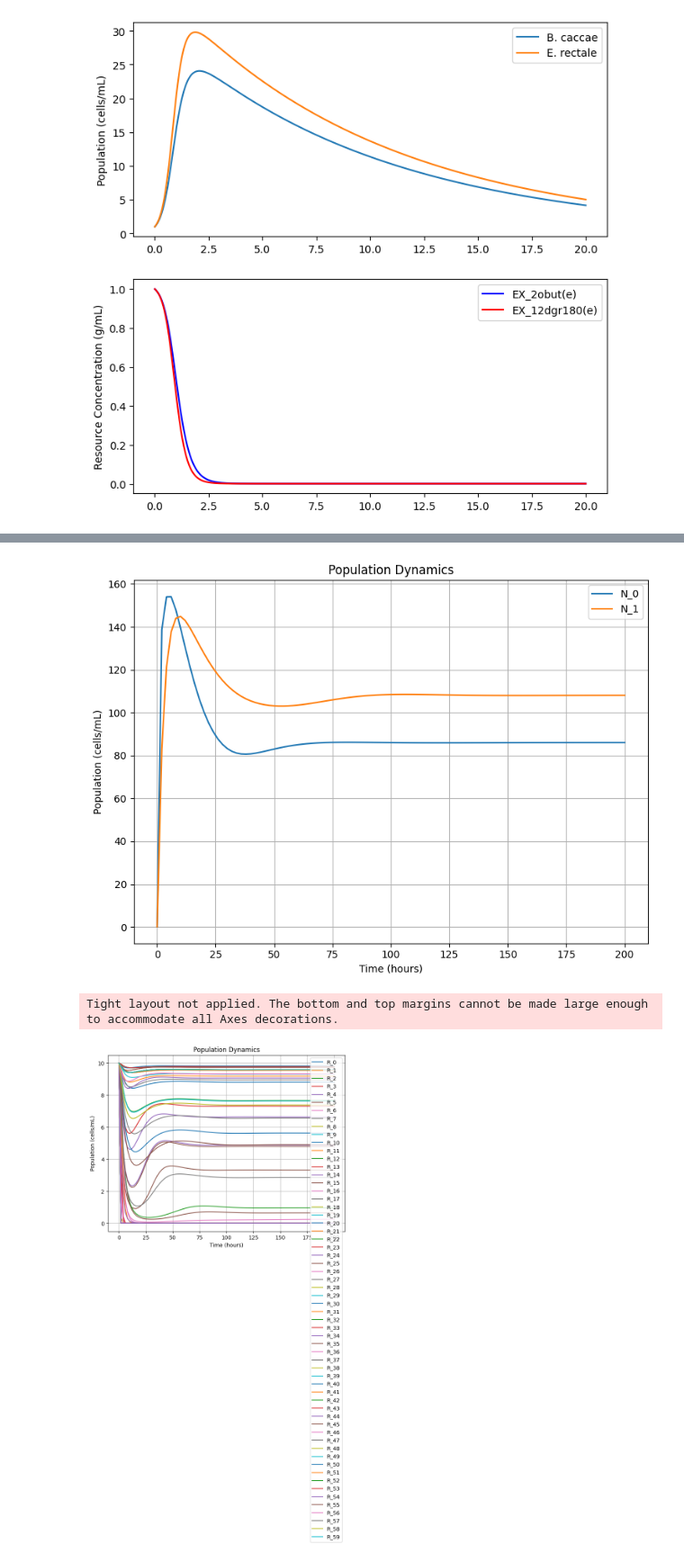
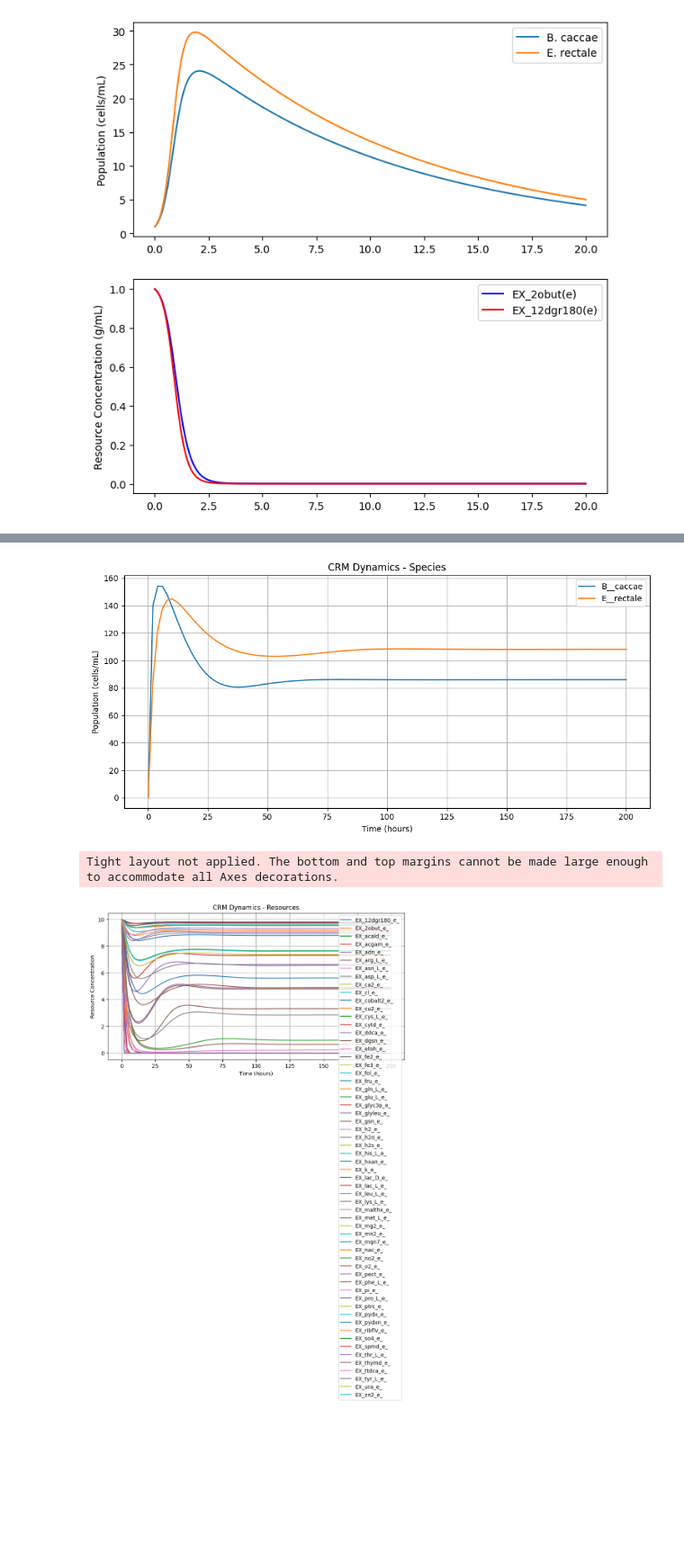
Before and after one commit to vivarium-collective/CRM, a Jupyter notebook: Notebooks/Explore_basico_pipeline.ipynb, the cells around one changed output, grey strips where cells are left out. Shown at 90% size. Drawn from its saved outputs; the diff is of its cells as text; code cells hidden in the pictures; blank space fills up the shorter version.

```diff
--- a/Notebooks/Explore_basico_pipeline.ipynb
+++ b/Notebooks/Explore_basico_pipeline.ipynb
@@ -177,14 +39,13 @@ Simulating the classical MacArthur CRM with logistic resource growth...
 # %%
-num_species = len(species)
-num_resources = len(resources)
-initial_N = [0.1] * num_species
-initial_R = [10.0] * num_resources
+params, resource_ids, species_names = generate_crm_parameters_from_sbml(gut_normal)
+initial_N = [0.2] * len(species_names)
+initial_R = [10.0] * len(resource_ids)
 
 ant_str = generate_antimony_crm_multi(
-    num_species=num_species,
-    num_resources=num_resources,
+    species_names=species_names,
+    resource_names=resource_ids,
     params=params,
     initial_N=initial_N,
     initial_R=initial_R,
-    resource_mode='logistic'  # or 'external' or 'tilman'
+    resource_mode='logistic'
 )
@@ -198,13 +52,9 @@ r.plot()
-# %%
-# Generate sbml and run it in basico
-result_default = run_basico_simulation_from_antimony(ant_str, duration=200)
-
-# Plot all populations
-plot_all_species_trajectories(result_default, species_prefix='N_')
-# %% [output]
-[figure, removed]
-# %%
-plot_all_species_trajectories(result_default, species_prefix='R_')
-# %% [output]
-Tight layout not applied. The bottom and top margins cannot be made large enough to accommodate all Axes decorations.
-[figure, removed]
+# %%
+result_df = run_basico_simulation_from_antimony(ant_str, duration=200)
+
+# Plot both populations and resource concentrations
+plot_species_and_resources(result_df, species_names, resource_ids)
+# %% [output]
+[figure, added]
+Tight layout not applied. The bottom and top margins cannot be made large enough to accommodate all Axes decorations.
+[figure, added]
```
Also changed, not shown: parts of 5 cells of this notebook, 1 other file.
